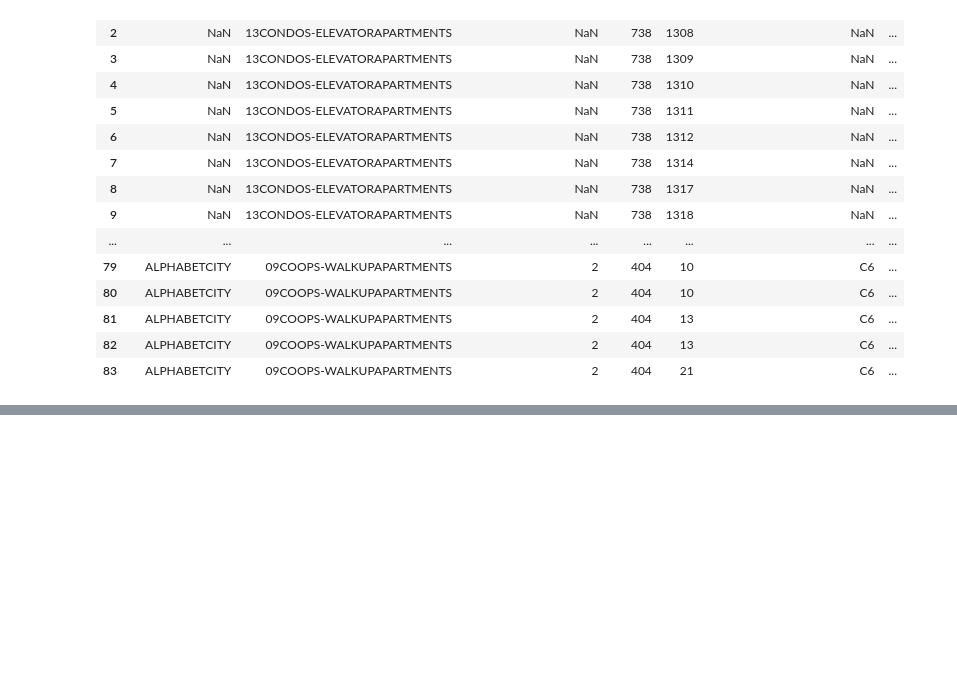
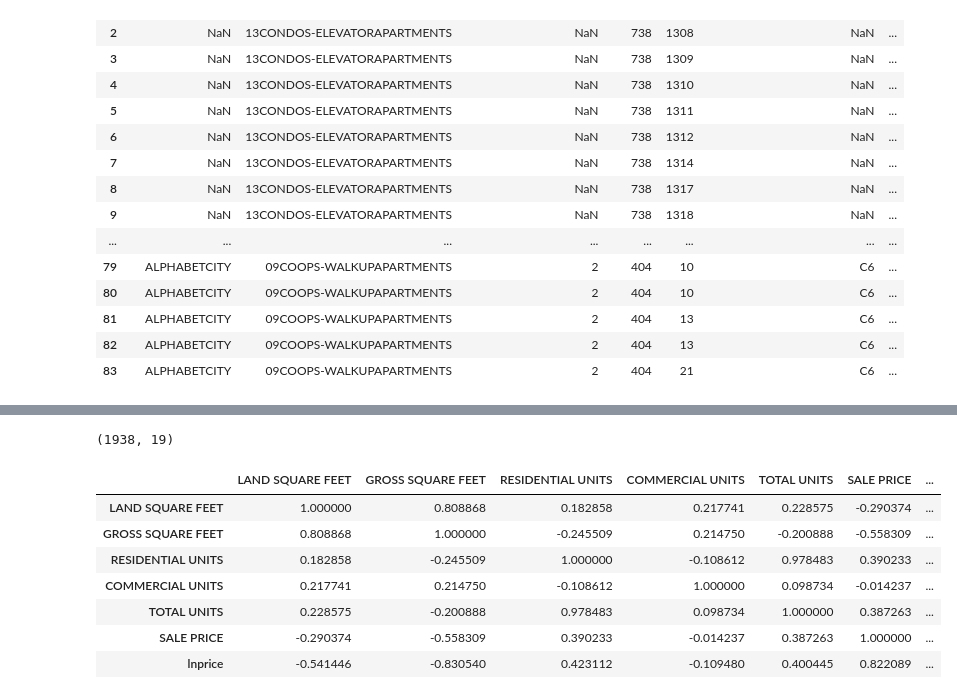
Before and after one commit to iNafey/house-price-predictor, a Jupyter notebook: main.ipynb, the cells around one changed output, grey strips where cells are left out. Saved outputs shown, nothing was run; the diff lists cells and outputs as text; code cells hidden in the pictures; blank space fills up the shorter version.

```diff
--- a/main.ipynb
+++ b/main.ipynb
@@ -870,0 +915,16 @@ Score against test data: 0.312
+# %%
+normalised_df.shape
+# %% [output]
+(1938, 19)
+# %%
+corr = normalised_df[numericals].corr().style.background_gradient(cmap="spring")
+corr
+# %% [output]
+|  | LAND SQUARE FEET | GROSS SQUARE FEET | RESIDENTIAL UNITS | COMMERCIAL UNITS | TOTAL UNITS | SALE PRICE | ... |
+| LAND SQUARE FEET | 1.000000 | 0.808868 | 0.182858 | 0.217741 | 0.228575 | -0.290374 | ... |
+| GROSS SQUARE FEET | 0.808868 | 1.000000 | -0.245509 | 0.214750 | -0.200888 | -0.558309 | ... |
+| RESIDENTIAL UNITS | 0.182858 | -0.245509 | 1.000000 | -0.108612 | 0.978483 | 0.390233 | ... |
+| COMMERCIAL UNITS | 0.217741 | 0.214750 | -0.108612 | 1.000000 | 0.098734 | -0.014237 | ... |
+| TOTAL UNITS | 0.228575 | -0.200888 | 0.978483 | 0.098734 | 1.000000 | 0.387263 | ... |
+| SALE PRICE | -0.290374 | -0.558309 | 0.390233 | -0.014237 | 0.387263 | 1.000000 | ... |
+| lnprice | -0.541446 | -0.830540 | 0.423112 | -0.109480 | 0.400445 | 0.822089 | ... |
```
Also changed, not shown: parts of 65 cells of this notebook.
